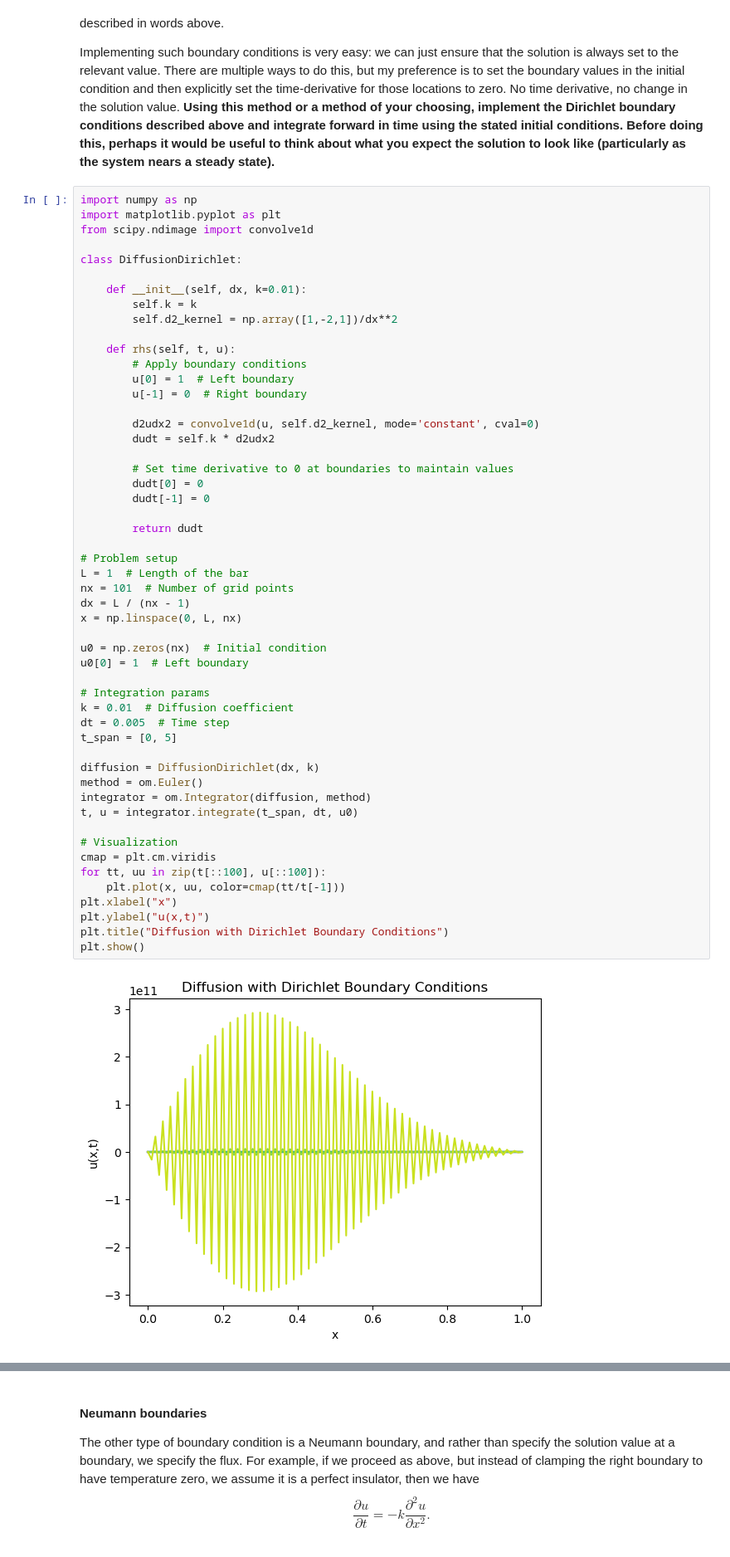
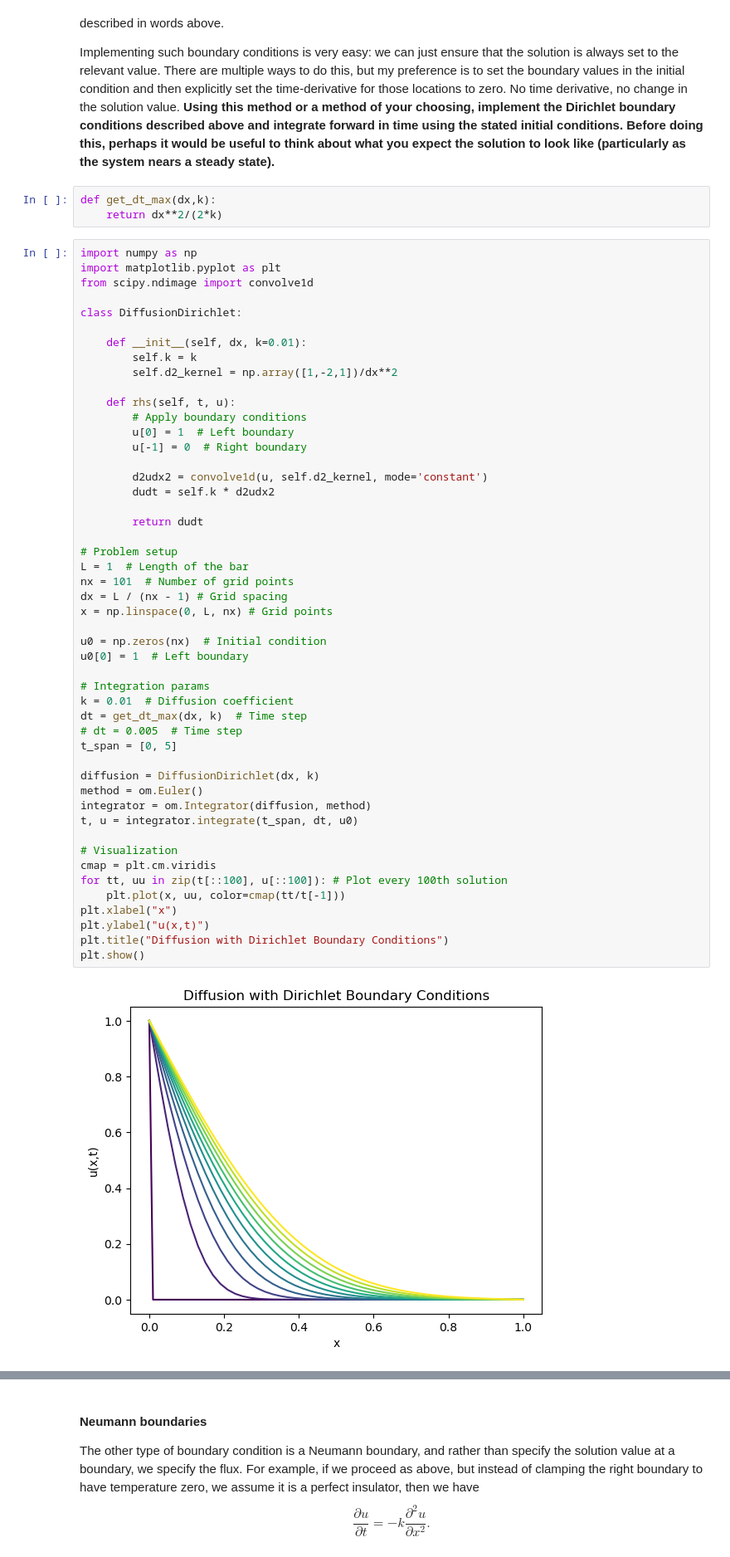
Before and after one commit to cake-dev/Simulation_class, a Jupyter notebook: Project6-PDE/Project6a-Diffusion.ipynb, the cells around one changed output, grey strips where cells are left out. Shown at 83% size. Cells and saved outputs as stored; diff of their text form.

```diff
--- a/Project6-PDE/Project6a-Diffusion.ipynb
+++ b/Project6-PDE/Project6a-Diffusion.ipynb
@@ -200,6 +191,9 @@ $$
 where the first line is the PDE, the second line is the initial condition, and the last line are the *boundary conditions* described in words above.
 
 Implementing such boundary conditions is very easy: we can just ensure that the solution is always set to the relevant value.  There are multiple ways to do this, but my preference is to set the boundary values in the initial condition and then explicitly set the time-derivative for those locations to zero.  No time derivative, no change in the solution value.  **Using this method or a method of your choosing, implement the Dirichlet boundary conditions described above and integrate forward in time using the stated initial conditions.  Before doing this, perhaps it would be useful to think about what you expect the solution to look like (particularly as the system nears a steady state).**
+# %%
+def get_dt_max(dx,k):
+    return dx**2/(2*k)
 # %%
 import numpy as np
 import matplotlib.pyplot as plt
@@ -216,41 +210,38 @@ class DiffusionDirichlet:
         u[0] = 1  # Left boundary
         u[-1] = 0  # Right boundary
 
-        d2udx2 = convolve1d(u, self.d2_kernel, mode='constant', cval=0)
+        d2udx2 = convolve1d(u, self.d2_kernel, mode='constant')
         dudt = self.k * d2udx2
-
-        # Set time derivative to 0 at boundaries to maintain values
-        dudt[0] = 0
-        dudt[-1] = 0
 
         return dudt
 
 # Problem setup
 L = 1  # Length of the bar
 nx = 101  # Number of grid points
-dx = L / (nx - 1)
-x = np.linspace(0, L, nx)
+dx = L / (nx - 1) # Grid spacing
+x = np.linspace(0, L, nx) # Grid points
 
 u0 = np.zeros(nx)  # Initial condition
 u0[0] = 1  # Left boundary
 
 # Integration params
 k = 0.01  # Diffusion coefficient
-dt = 0.005  # Time step
+dt = get_dt_max(dx, k)  # Time step
+# dt = 0.005  # Time step
 t_span = [0, 5]
 
 diffusion = DiffusionDirichlet(dx, k)
 method = om.Euler()
 integrator = om.Integrator(diffusion, method)
 t, u = integrator.integrate(t_span, dt, u0)
 
 # Visualization
 cmap = plt.cm.viridis
-for tt, uu in zip(t[::100], u[::100]):
+for tt, uu in zip(t[::100], u[::100]): # Plot every 100th solution
     plt.plot(x, uu, color=cmap(tt/t[-1]))
 plt.xlabel("x")
 plt.ylabel("u(x,t)")
 plt.title("Diffusion with Dirichlet Boundary Conditions")
 plt.show()
 # %% [output]
-[figure, old version]
+[figure, new version]
```
Also changed, not shown: parts of 6 cells of this notebook, 1 other file.
